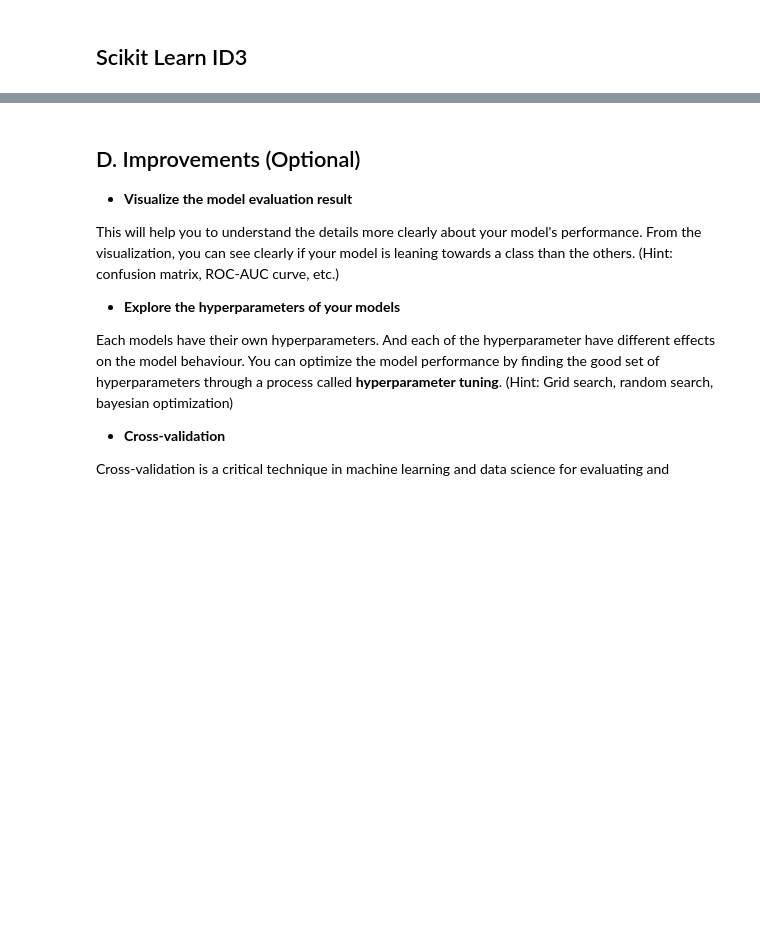
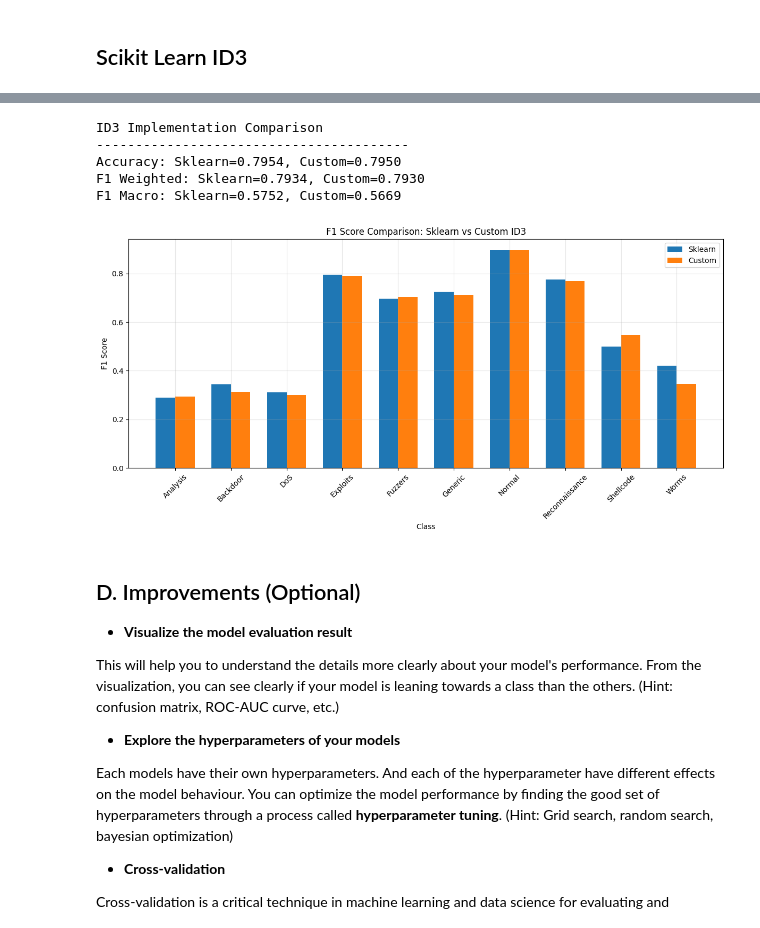
Before and after one commit to julianchandras/Tubes-2-IF3170, a Jupyter notebook: src/main.ipynb, the cells around one changed output, grey strips where cells are left out. Drawn from its saved outputs; the diff is of its cells as text; code cells hidden in the pictures; blank space fills up the shorter version.

```diff
--- a/src/main.ipynb
+++ b/src/main.ipynb
@@ -1869,0 +1929,6 @@ plt.show()
+# %%
+y_pred_custom_dtl = custom_id3.predict(x_val_preprocessed)
+
+print(accuracy_score(y_val_encoded, y_pred_custom_dtl))
+
+print(classification_report(y_val_encoded, y_pred_custom_dtl))
@@ -1877,9 +1960,9 @@ sklearn_id3 = DecisionTreeClassifier(criterion='entropy', max_depth=13, min_samp
 
 sklearn_id3.fit(x_train_preprocessed, y_train_encoded)
 
-y_pred_custom_dtl = sklearn_id3.predict(x_val_preprocessed)
+y_pred_sklearn_dtl = sklearn_id3.predict(x_val_preprocessed)
 
-print(accuracy_score(y_val_encoded, y_pred_custom_dtl))
+print(accuracy_score(y_val_encoded, y_pred_sklearn_dtl))
 
-print(classification_report(y_val_encoded, y_pred_custom_dtl))
+print(classification_report(y_val_encoded, y_pred_sklearn_dtl))
 # %% [output]
@@ -1903,3 +2010,66 @@ weighted avg       0.80      0.80      0.79     17798
+# %%
+def compare_id3_implementations(y_true, y_pred_sklearn, y_pred_custom, class_names=None):
+
+    metrics = {
+        'Accuracy': {
+            'Sklearn': accuracy_score(y_true, y_pred_sklearn),
+            'Custom': accuracy_score(y_true, y_pred_custom)
+        },
+        'F1 Weighted': {
+            'Sklearn': f1_score(y_true, y_pred_sklearn, average='weighted'),
+            'Custom': f1_score(y_true, y_pred_custom, average='weighted')
+        },
+        'F1 Macro': {
+            'Sklearn': f1_score(y_true, y_pred_sklearn, average='macro'),
+            'Custom': f1_score(y_true, y_pred_custom, average='macro')
+        },
+        'Per-class F1': {
+            'Sklearn': f1_score(y_true, y_pred_sklearn, average=None),
+            'Custom': f1_score(y_true, y_pred_custom, average=None)
+        }
+    }
+
+
+    print("ID3 Implementation Comparison")
+    print("-" * 40)
+    print(f"Accuracy: Sklearn={metrics['Accuracy']['Sklearn']:.4f}, Custom={metrics['Accuracy']['Custom']:.4f}")
+    print(f"F1 Weighted: Sklearn={metrics['F1 Weighted']['Sklearn']:.4f}, Custom={metrics['F1 Weighted']['Custom']:.4f}")
+    print(f"F1 Macro: Sklearn={metrics['F1 Macro']['Sklearn']:.4f}, Custom={metrics['F1 Macro']['Custom']:.4f}")
+
+
+    plt.figure(figsize=(12, 6))
+    x = np.arange(len(metrics['Per-class F1']['Sklearn']))
+    width = 0.35
+
+    plt.bar(x - width/2, metrics['Per-class F1']['Sklearn'], width, label='Sklearn')
+    plt.bar(x + width/2, metrics['Per-class F1']['Custom'], width, label='Custom')
+
+    if class_names is not None:
+        plt.xticks(x, class_names, rotation=45)
+    plt.xlabel('Class')
+    plt.ylabel('F1 Score')
+    plt.title('F1 Score Comparison: Sklearn vs Custom ID3')
+    plt.legend()
+    plt.grid(True, alpha=0.3)
+    plt.tight_layout()
+    plt.show()
+
+    return metrics
+
+# Usage
+metrics = compare_id3_implementations(
+    y_val_encoded,
+    y_pred_sklearn_dtl,
+    y_pred_custom_dtl,
+    class_names=label_encoder.classes_
+)
+# %% [output]
+ID3 Implementation Comparison
+----------------------------------------
+Accuracy: Sklearn=0.7954, Custom=0.7950
+F1 Weighted: Sklearn=0.7934, Custom=0.7930
+F1 Macro: Sklearn=0.5752, Custom=0.5669
+[figure, added]
 # %% [markdown]
 ## D. Improvements (Optional)
 
```
Also changed, not shown: parts of 16 cells of this notebook.
